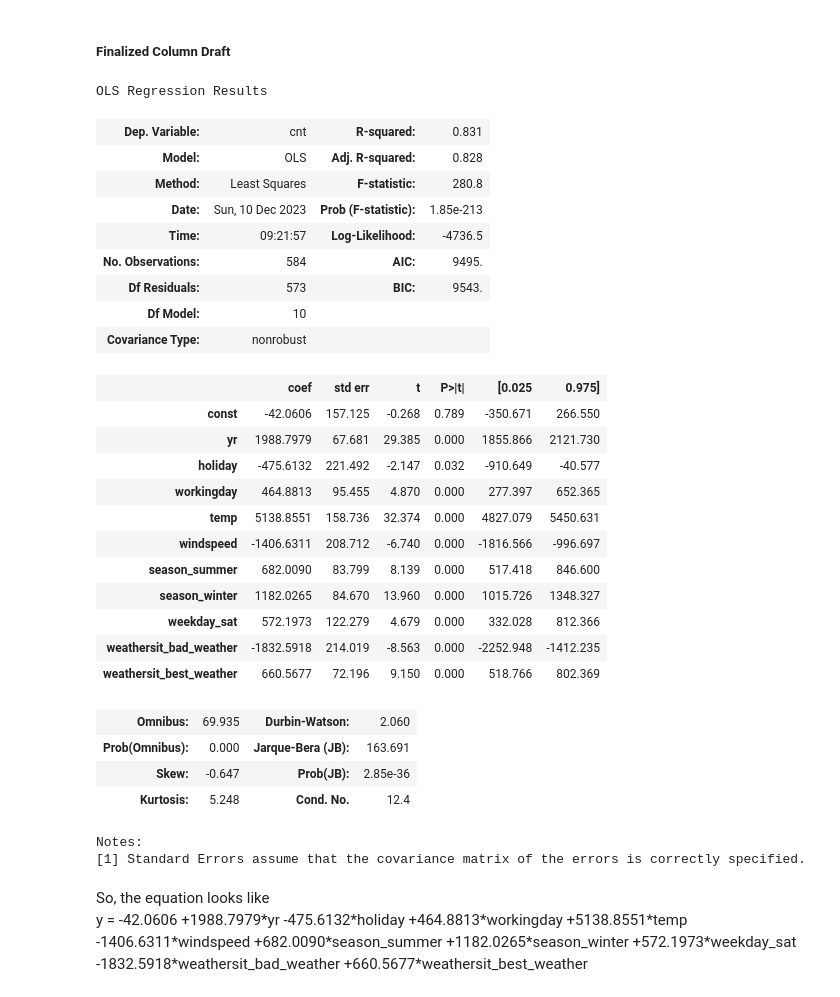
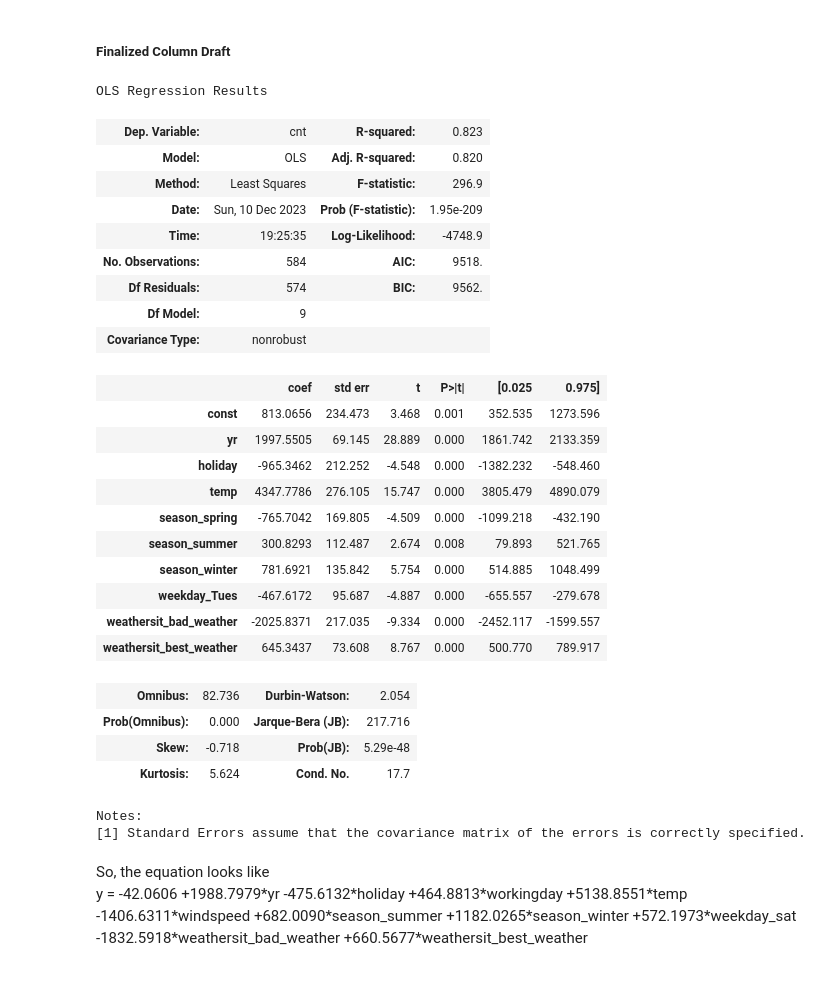
Before and after one commit to aswinj18/BikeSharingAssignment, a Jupyter notebook: BikeSharingAssignment.ipynb, the cells around one changed output. Drawn from its saved outputs; the diff is of its cells as text; code cells hidden in the pictures.

```diff
--- a/BikeSharingAssignment.ipynb
+++ b/BikeSharingAssignment.ipynb
@@ -756,0 +972,6 @@ So, taking the 4th draft as the final draft of feature selected X columns
+# %%
+X_train_sm = sm.add_constant( X_train[ X_rfe_filt_cols ] )
+lr = sm.OLS(y_train, X_train_sm)
+lr_model = lr.fit()
+
+lr_model.summary()
@@ -756,0 +1011,8 @@ So, taking the 4th draft as the final draft of feature selected X columns
+# %%
+list_col_vs_vif = []
+for idx, col in enumerate(X_rfe_filt_cols):
+    vif = variance_inflation_factor(X_train[ X_rfe_filt_cols ].values, idx)
+    list_col_vs_vif += [ [col, vif] ]
+
+df_col_vs_vif = pd.DataFrame(list_col_vs_vif, columns=[ 'column', 'VIF' ])
+df_col_vs_vif
@@ -756,0 +1044,3 @@ So, taking the 4th draft as the final draft of feature selected X columns
+# %%
+X_rfe_filt_cols = [ col for col in X_rfe_filt_cols if col != 'windspeed' ]
+X_rfe_filt_cols
@@ -756,0 +1063,6 @@ So, taking the 4th draft as the final draft of feature selected X columns
+# %%
+X_train_sm = sm.add_constant( X_train[ X_rfe_filt_cols ] )
+lr = sm.OLS(y_train, X_train_sm)
+lr_model = lr.fit()
+
+lr_model.summary()
@@ -757,38 +1128,37 @@ So, taking the 4th draft as the final draft of feature selected X columns
 # %% [markdown]
 ##### Finalized Column Draft
 # %%
-X_final_draft_cols = X_draft_4_filt_cols
+X_final_draft_cols = X_rfe_filt_cols
 
 lr_model_final = lr_model
 
 lr_model_final.summary()
 # %% [output]
 OLS Regression Results
-| Dep. Variable: | cnt | R-squared: | 0.831 |
-| Model: | OLS | Adj. R-squared: | 0.828 |
-| Method: | Least Squares | F-statistic: | 280.8 |
-| Date: | Sun, 10 Dec 2023 | Prob (F-statistic): | 1.85e-213 |
-| Time: | 09:21:57 | Log-Likelihood: | -4736.5 |
-| No. Observations: | 584 | AIC: | 9495. |
-| Df Residuals: | 573 | BIC: | 9543. |
-| Df Model: | 10 |  |  |
+| Dep. Variable: | cnt | R-squared: | 0.823 |
+| Model: | OLS | Adj. R-squared: | 0.820 |
+| Method: | Least Squares | F-statistic: | 296.9 |
+| Date: | Sun, 10 Dec 2023 | Prob (F-statistic): | 1.95e-209 |
+| Time: | 19:25:35 | Log-Likelihood: | -4748.9 |
+| No. Observations: | 584 | AIC: | 9518. |
+| Df Residuals: | 574 | BIC: | 9562. |
+| Df Model: | 9 |  |  |
 | Covariance Type: | nonrobust |  |  |
 |  | coef | std err | t | P>|t| | [0.025 | 0.975] |
-| const | -42.0606 | 157.125 | -0.268 | 0.789 | -350.671 | 266.550 |
-| yr | 1988.7979 | 67.681 | 29.385 | 0.000 | 1855.866 | 2121.730 |
-| holiday | -475.6132 | 221.492 | -2.147 | 0.032 | -910.649 | -40.577 |
-| workingday | 464.8813 | 95.455 | 4.870 | 0.000 | 277.397 | 652.365 |
-| temp | 5138.8551 | 158.736 | 32.374 | 0.000 | 4827.079 | 5450.631 |
-| windspeed | -1406.6311 | 208.712 | -6.740 | 0.000 | -1816.566 | -996.697 |
-| season_summer | 682.0090 | 83.799 | 8.139 | 0.000 | 517.418 | 846.600 |
-| season_winter | 1182.0265 | 84.670 | 13.960 | 0.000 | 1015.726 | 1348.327 |
-| weekday_sat | 572.1973 | 122.279 | 4.679 | 0.000 | 332.028 | 812.366 |
-| weathersit_bad_weather | -1832.5918 | 214.019 | -8.563 | 0.000 | -2252.948 | -1412.235 |
-| weathersit_best_weather | 660.5677 | 72.196 | 9.150 | 0.000 | 518.766 | 802.369 |
+| const | 813.0656 | 234.473 | 3.468 | 0.001 | 352.535 | 1273.596 |
+| yr | 1997.5505 | 69.145 | 28.889 | 0.000 | 1861.742 | 2133.359 |
+| holiday | -965.3462 | 212.252 | -4.548 | 0.000 | -1382.232 | -548.460 |
+| temp | 4347.7786 | 276.105 | 15.747 | 0.000 | 3805.479 | 4890.079 |
+| season_spring | -765.7042 | 169.805 | -4.509 | 0.000 | -1099.218 | -432.190 |
+| season_summer | 300.8293 | 112.487 | 2.674 | 0.008 | 79.893 | 521.765 |
+| season_winter | 781.6921 | 135.842 | 5.754 | 0.000 | 514.885 | 1048.499 |
+| weekday_Tues | -467.6172 | 95.687 | -4.887 | 0.000 | -655.557 | -279.678 |
+| weathersit_bad_weather | -2025.8371 | 217.035 | -9.334 | 0.000 | -2452.117 | -1599.557 |
+| weathersit_best_weather | 645.3437 | 73.608 | 8.767 | 0.000 | 500.770 | 789.917 |
-| Omnibus: | 69.935 | Durbin-Watson: | 2.060 |
-| Prob(Omnibus): | 0.000 | Jarque-Bera (JB): | 163.691 |
-| Skew: | -0.647 | Prob(JB): | 2.85e-36 |
-| Kurtosis: | 5.248 | Cond. No. | 12.4 |
+| Omnibus: | 82.736 | Durbin-Watson: | 2.054 |
+| Prob(Omnibus): | 0.000 | Jarque-Bera (JB): | 217.716 |
+| Skew: | -0.718 | Prob(JB): | 5.29e-48 |
+| Kurtosis: | 5.624 | Cond. No. | 17.7 |
 Notes:
 [1] Standard Errors assume that the covariance matrix of the errors is correctly specified.
 # %% [markdown]
```
Also changed, not shown: parts of 78 cells of this notebook.
